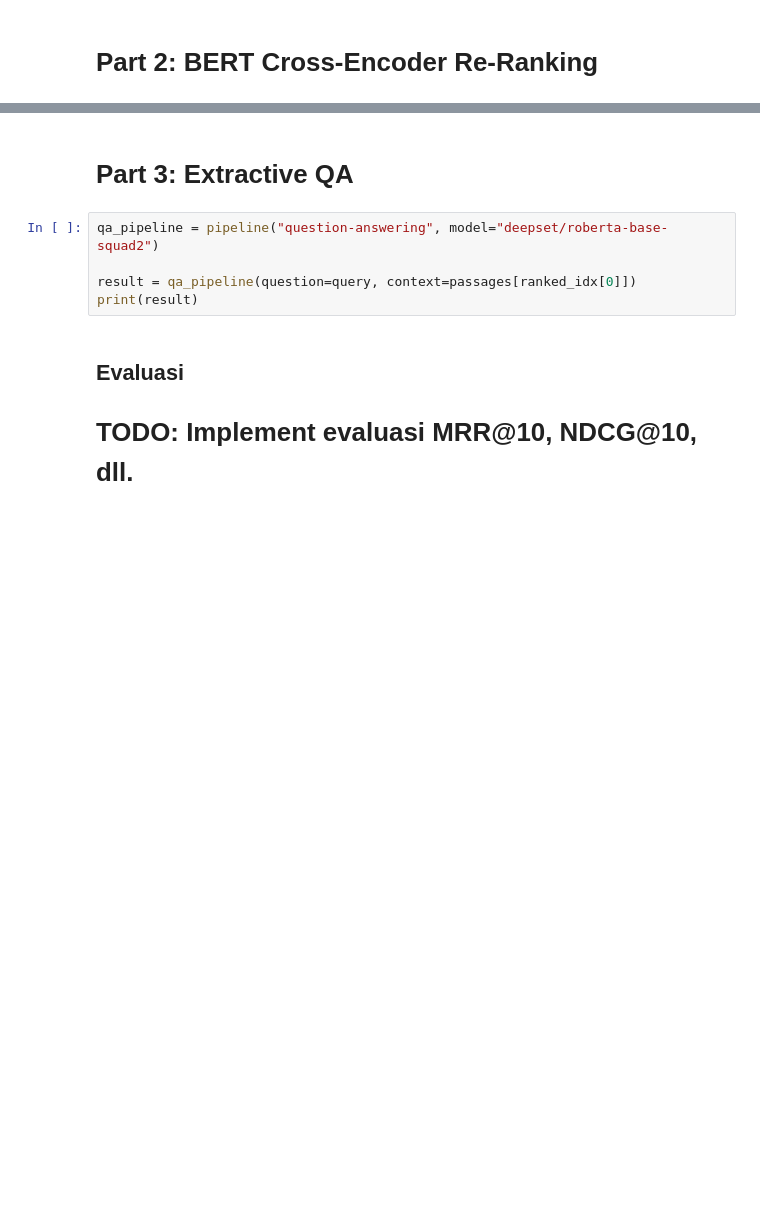
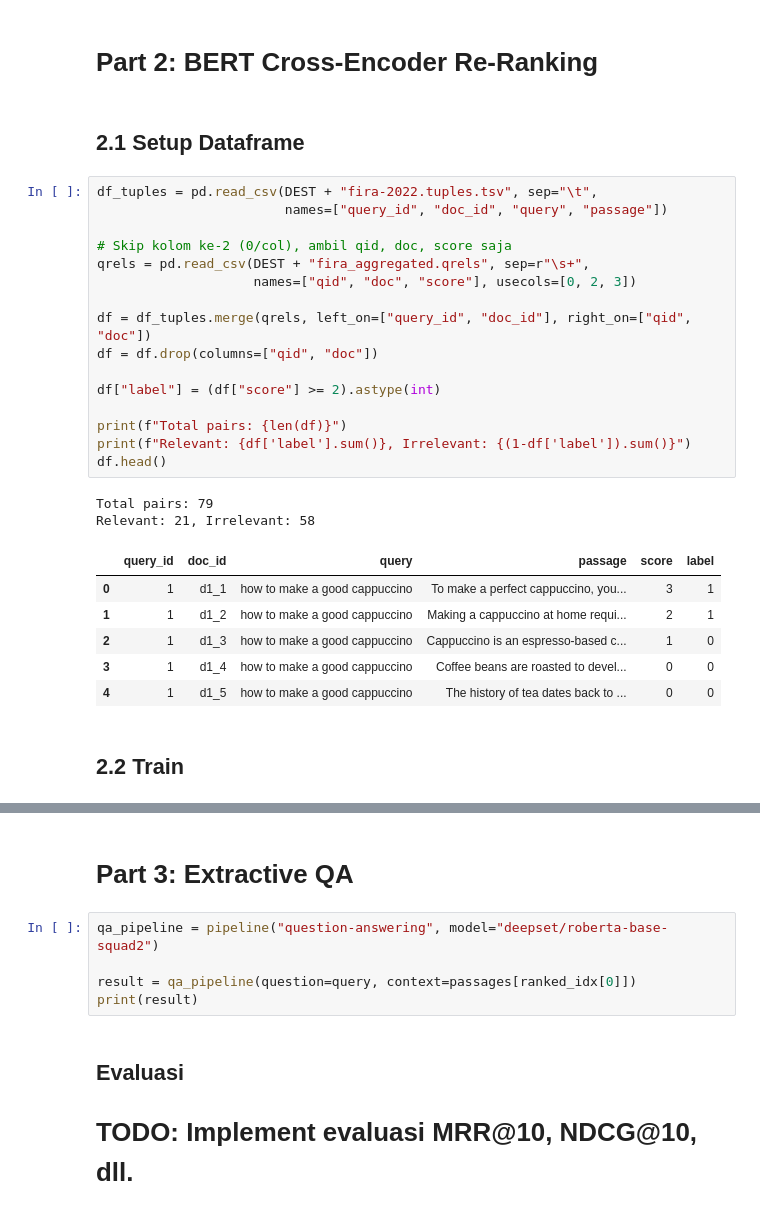
Before and after one commit to teranixbq/IR-BERT-Transformer, a Jupyter notebook: notebooks/Neural_IR_Exercise.ipynb, the cells around one changed output, grey strips where cells are left out. Saved outputs shown, nothing was run; the diff lists cells and outputs as text; blank space fills up the shorter version.

```diff
--- a/notebooks/Neural_IR_Exercise.ipynb
+++ b/notebooks/Neural_IR_Exercise.ipynb
@@ -440,2 +444,31 @@ save_qrels(agg_reliability, DEST + "fira_aggregated_annotator_reliability.qrels"
 # %% [markdown]
 # **Part 2: BERT Cross-Encoder Re-Ranking**
+# %% [markdown]
+## 2.1 Setup Dataframe
+# %%
+df_tuples = pd.read_csv(DEST + "fira-2022.tuples.tsv", sep="\t",
+                        names=["query_id", "doc_id", "query", "passage"])
+
+# Skip kolom ke-2 (0/col), ambil qid, doc, score saja
+qrels = pd.read_csv(DEST + "fira_aggregated.qrels", sep=r"\s+",
+                    names=["qid", "doc", "score"], usecols=[0, 2, 3])
+
+df = df_tuples.merge(qrels, left_on=["query_id", "doc_id"], right_on=["qid", "doc"])
+df = df.drop(columns=["qid", "doc"])
+
+df["label"] = (df["score"] >= 2).astype(int)
+
+print(f"Total pairs: {len(df)}")
+print(f"Relevant: {df['label'].sum()}, Irrelevant: {(1-df['label']).sum()}")
+df.head()
+# %% [output]
+Total pairs: 79
+Relevant: 21, Irrelevant: 58
+|  | query_id | doc_id | query | passage | score | label |
+| 0 | 1 | d1_1 | how to make a good cappuccino | To make a perfect cappuccino, you... | 3 | 1 |
+| 1 | 1 | d1_2 | how to make a good cappuccino | Making a cappuccino at home requi... | 2 | 1 |
+| 2 | 1 | d1_3 | how to make a good cappuccino | Cappuccino is an espresso-based c... | 1 | 0 |
+| 3 | 1 | d1_4 | how to make a good cappuccino | Coffee beans are roasted to devel... | 0 | 0 |
+| 4 | 1 | d1_5 | how to make a good cappuccino | The history of tea dates back to ... | 0 | 0 |
+# %% [markdown]
+## 2.2 Train
```
Also changed, not shown: parts of 13 cells of this notebook.
